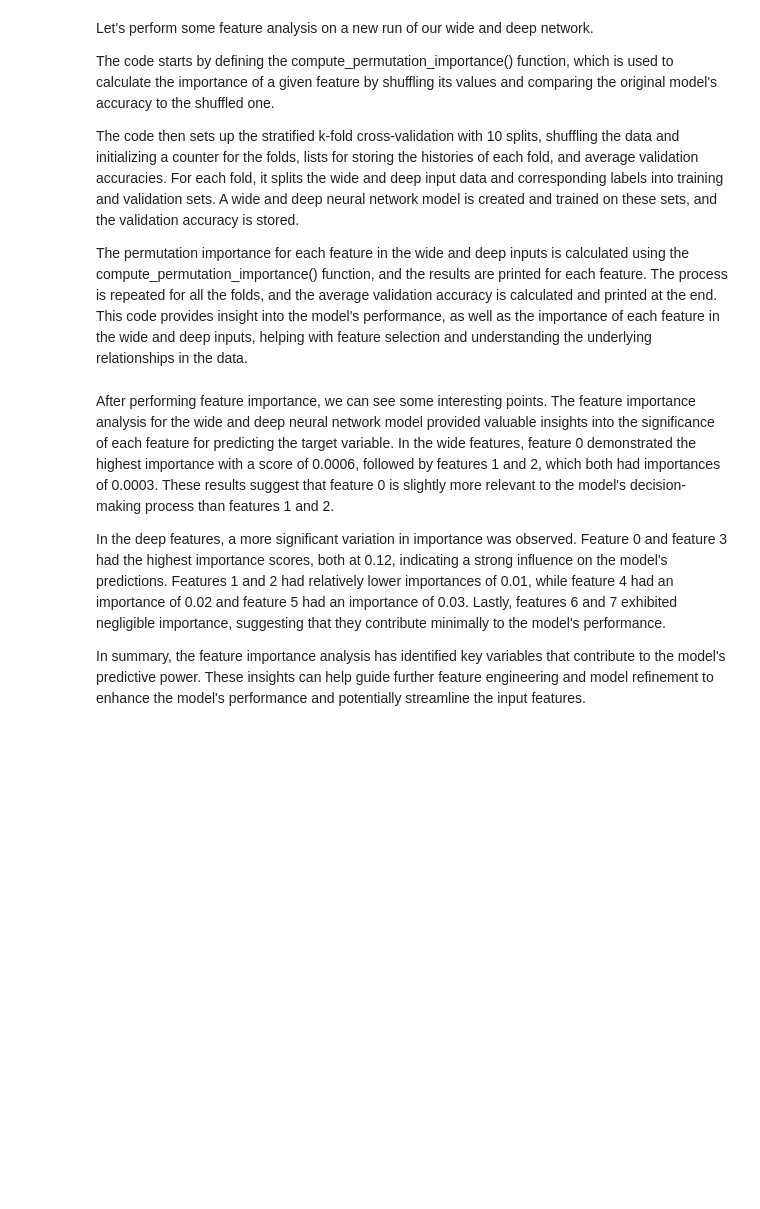
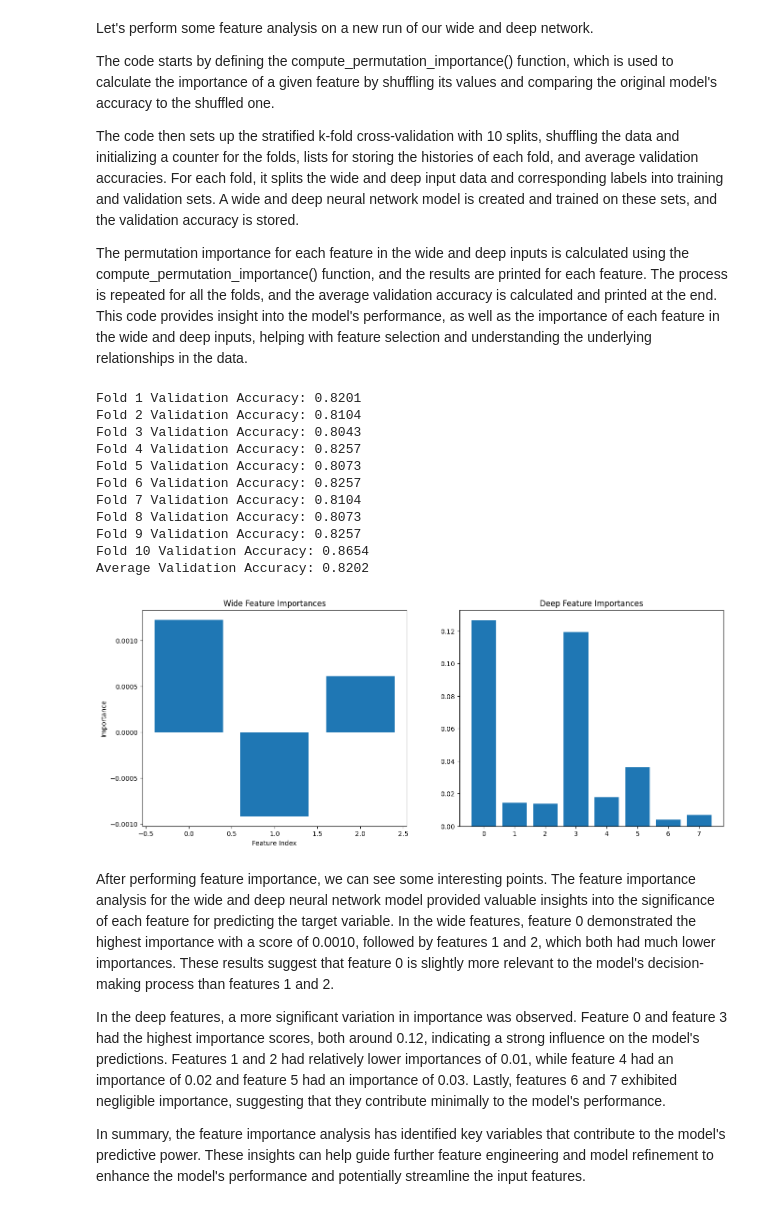
Before and after one commit to calebm00re/S22-ml05, a Jupyter notebook: five.ipynb, the cells around one changed output. Saved outputs shown, nothing was run; the diff lists cells and outputs as text; code cells hidden in the pictures; blank space fills up the shorter version.

```diff
--- a/five.ipynb
+++ b/five.ipynb
@@ -580,11 +580,26 @@ def plot_history(history, title):
     plt.legend()
 
     plt.show()
+# %%
+run_wide_and_deep_network(3, [8, 8, 16], X, y.values)
+# %% [output]
+Fold 1 Validation Accuracy: 0.8201
+Fold 2 Validation Accuracy: 0.8104
+Fold 3 Validation Accuracy: 0.8043
+Fold 4 Validation Accuracy: 0.8257
+Fold 5 Validation Accuracy: 0.8073
+Fold 6 Validation Accuracy: 0.8257
+Fold 7 Validation Accuracy: 0.8104
+Fold 8 Validation Accuracy: 0.8073
+Fold 9 Validation Accuracy: 0.8257
+Fold 10 Validation Accuracy: 0.8654
+Average Validation Accuracy: 0.8202
+[figure, added]
 # %% [markdown]
-After performing feature importance, we can see some interesting points. The feature importance analysis for the wide and deep neural network model provided valuable insights into the significance of each feature for predicting the target variable. In the wide features, feature 0 demonstrated the highest importance with a score of 0.0006, followed by features 1 and 2, which both had importances of 0.0003. These results suggest that feature 0 is slightly more relevant to the model's decision-making process than features 1 and 2.
+After performing feature importance, we can see some interesting points. The feature importance analysis for the wide and deep neural network model provided valuable insights into the significance of each feature for predicting the target variable. In the wide features, feature 0 demonstrated the highest importance with a score of 0.0010, followed by features 1 and 2, which both had much lower importances. These results suggest that feature 0 is slightly more relevant to the model's decision-making process than features 1 and 2.
 
 
-In the deep features, a more significant variation in importance was observed. Feature 0 and feature 3 had the highest importance scores, both at 0.12, indicating a strong influence on the model's predictions. Features 1 and 2 had relatively lower importances of 0.01, while feature 4 had an importance of 0.02 and feature 5 had an importance of 0.03. Lastly, features 6 and 7 exhibited negligible importance, suggesting that they contribute minimally to the model's performance.
+In the deep features, a more significant variation in importance was observed. Feature 0 and feature 3 had the highest importance scores, both around 0.12, indicating a strong influence on the model's predictions. Features 1 and 2 had relatively lower importances of 0.01, while feature 4 had an importance of 0.02 and feature 5 had an importance of 0.03. Lastly, features 6 and 7 exhibited negligible importance, suggesting that they contribute minimally to the model's performance.
 
 
 In summary, the feature importance analysis has identified key variables that contribute to the model's predictive power. These insights can help guide further feature engineering and model refinement to enhance the model's performance and potentially streamline the input features.
```
